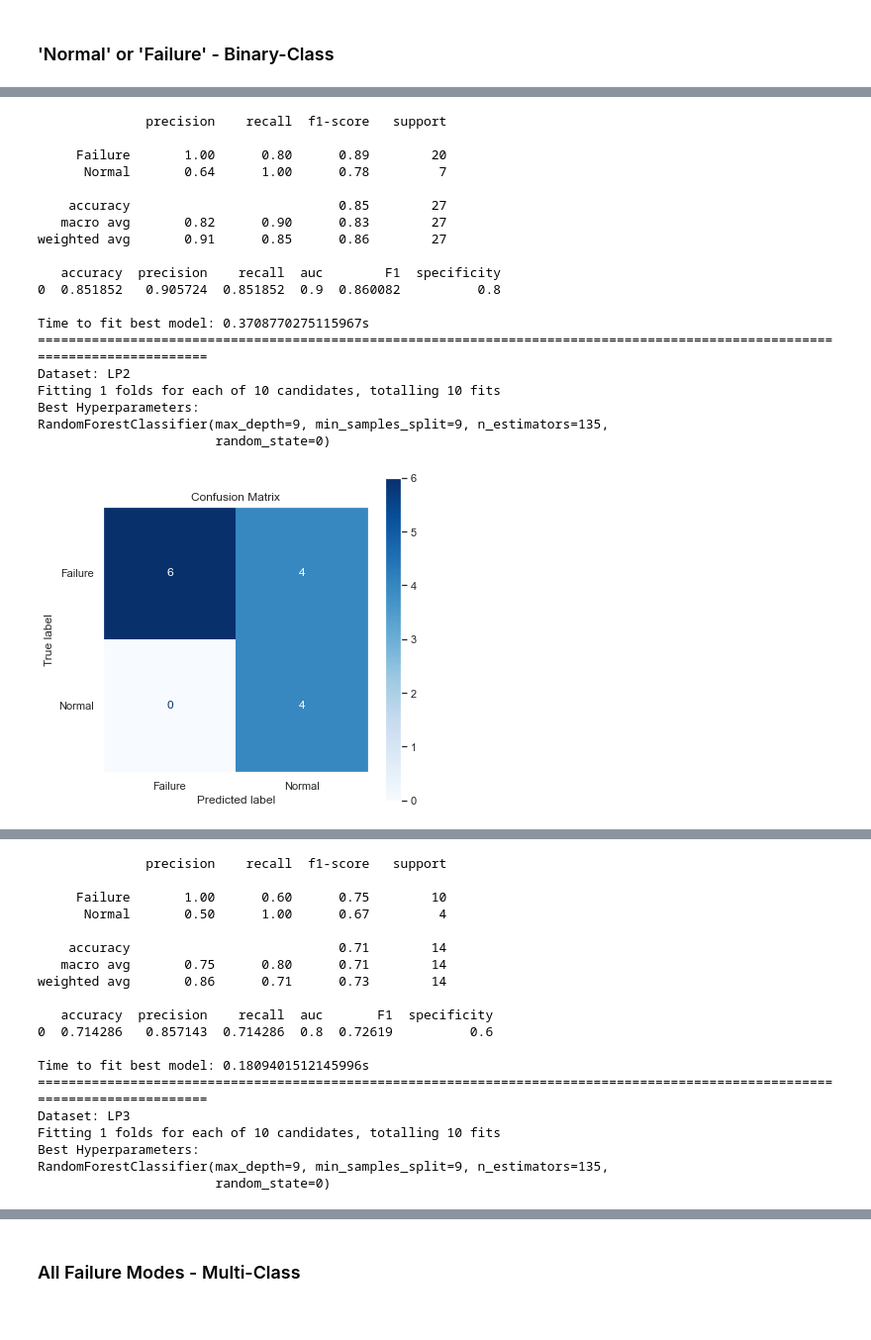
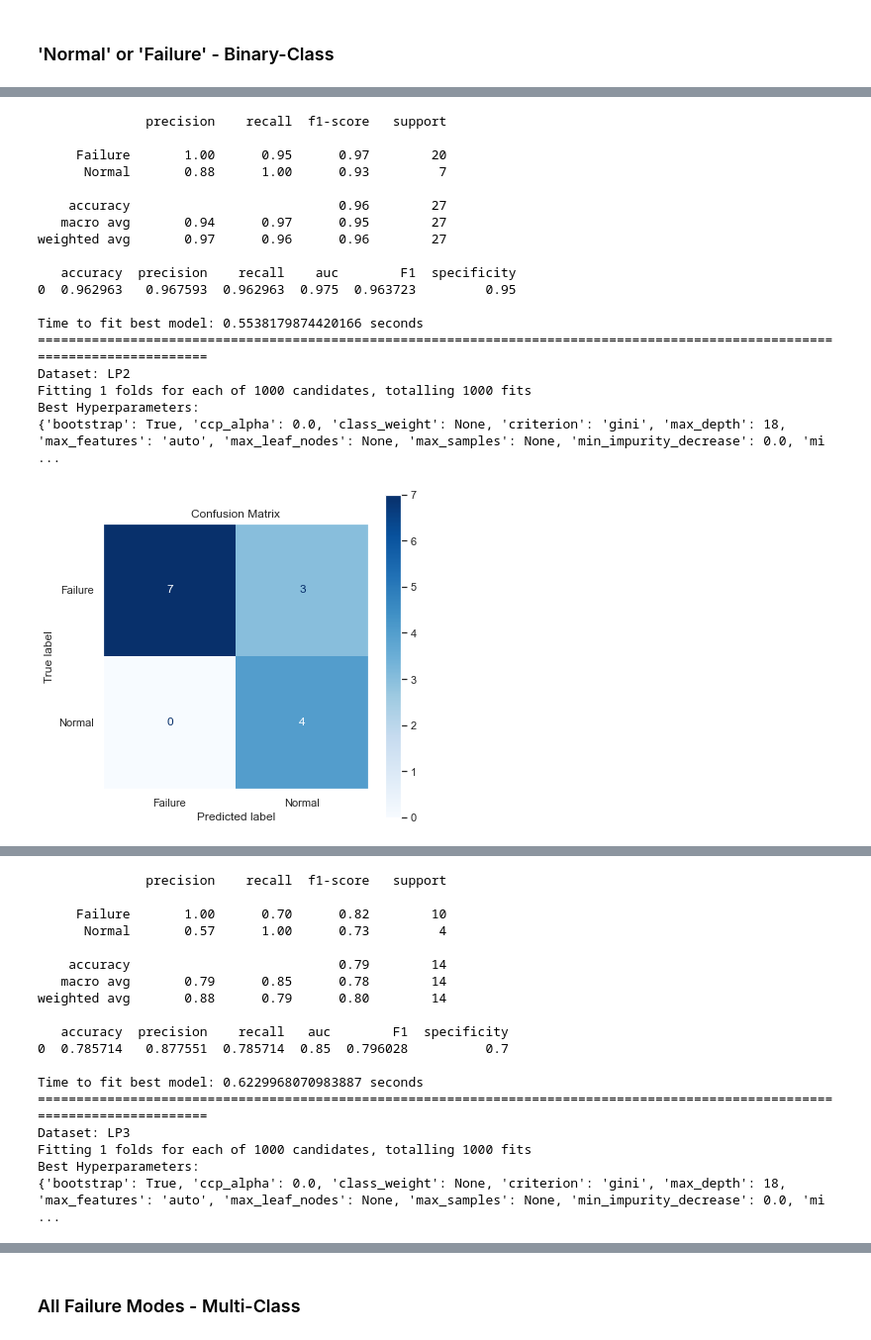
Before and after one commit to Danielwoodh/Robot-Failure-Classification, a Jupyter notebook: robot-failure-classification.ipynb, the cells around one changed output, grey strips where cells are left out. Shown at 99% size. Cells and saved outputs as stored; diff of their text form; code cells hidden in the pictures.

```diff
--- a/robot-failure-classification.ipynb
+++ b/robot-failure-classification.ipynb
@@ -679,7 +680,7 @@ As can be seen from the Scree plot and `pc_var_df.head()`, PCs 1 - 5 explain app
 # Setting hyperparameters
 params = {
     # Number of trees in random forest
-    'n_estimators': range(2, 600),
+    'n_estimators': range(10, 400, 10),
     # Number of features to consider at every split, MAYBE ADD 'log2'
     'max_features': ['auto'],
     # Maximum number of levels in tree
@@ -709,7 +710,7 @@ for dataset, input_cols, output_cols, name in binary_zipped_dict:
         # Defining the size of the test dataset
         test_size=0.3,
         # Number of iterations to determine best params
-        n_iter=10,
+        n_iter=1000,
         # Input columns to be used
         input_cols=input_cols,
         # Output columns to be used
@@ -729,20 +729,19 @@ RandomForestClassifier(max_depth=24, min_samples_leaf=9, n_estimators=270,
               precision    recall  f1-score   support
 
-     Failure       1.00      0.80      0.89        20
-      Normal       0.64      1.00      0.78         7
+     Failure       1.00      0.95      0.97        20
+      Normal       0.88      1.00      0.93         7
 
-    accuracy                           0.85        27
-   macro avg       0.82      0.90      0.83        27
-weighted avg       0.91      0.85      0.86        27
+    accuracy                           0.96        27
+   macro avg       0.94      0.97      0.95        27
+weighted avg       0.97      0.96      0.96        27
 
-   accuracy  precision    recall  auc        F1  specificity
-0  0.851852   0.905724  0.851852  0.9  0.860082          0.8
+   accuracy  precision    recall    auc        F1  specificity
+0  0.962963   0.967593  0.962963  0.975  0.963723         0.95
 
-Time to fit best model: 0.3708770275115967s
+Time to fit best model: 0.5538179874420166 seconds
 =============================================================================================================================
 Dataset: LP2
-Fitting 1 folds for each of 10 candidates, totalling 10 fits
+Fitting 1 folds for each of 1000 candidates, totalling 1000 fits
 Best Hyperparameters:
-RandomForestClassifier(max_depth=9, min_samples_split=9, n_estimators=135,
-                       random_state=0)
+{'bootstrap': True, 'ccp_alpha': 0.0, 'class_weight': None, 'criterion': 'gini', 'max_depth': 18, 'max_features': 'auto', 'max_leaf_nodes': None, 'max_samples': None, 'min_impurity_decrease': 0.0, 'mi ...
-[figure, old version]
+[figure, new version]
@@ -750,19 +749,18 @@ RandomForestClassifier(max_depth=9, min_samples_split=9, n_estimators=135,
               precision    recall  f1-score   support
 
-     Failure       1.00      0.60      0.75        10
-      Normal       0.50      1.00      0.67         4
+     Failure       1.00      0.70      0.82        10
+      Normal       0.57      1.00      0.73         4
 
-    accuracy                           0.71        14
-   macro avg       0.75      0.80      0.71        14
-weighted avg       0.86      0.71      0.73        14
+    accuracy                           0.79        14
+   macro avg       0.79      0.85      0.78        14
+weighted avg       0.88      0.79      0.80        14
 
-   accuracy  precision    recall  auc       F1  specificity
-0  0.714286   0.857143  0.714286  0.8  0.72619          0.6
+   accuracy  precision    recall   auc        F1  specificity
+0  0.785714   0.877551  0.785714  0.85  0.796028          0.7
 
-Time to fit best model: 0.1809401512145996s
+Time to fit best model: 0.6229968070983887 seconds
 =============================================================================================================================
 Dataset: LP3
-Fitting 1 folds for each of 10 candidates, totalling 10 fits
+Fitting 1 folds for each of 1000 candidates, totalling 1000 fits
 Best Hyperparameters:
-RandomForestClassifier(max_depth=9, min_samples_split=9, n_estimators=135,
-                       random_state=0)
+{'bootstrap': True, 'ccp_alpha': 0.0, 'class_weight': None, 'criterion': 'gini', 'max_depth': 18, 'max_features': 'auto', 'max_leaf_nodes': None, 'max_samples': None, 'min_impurity_decrease': 0.0, 'mi ...
```
Also changed, not shown: parts of 11 cells of this notebook, 1 other file.
